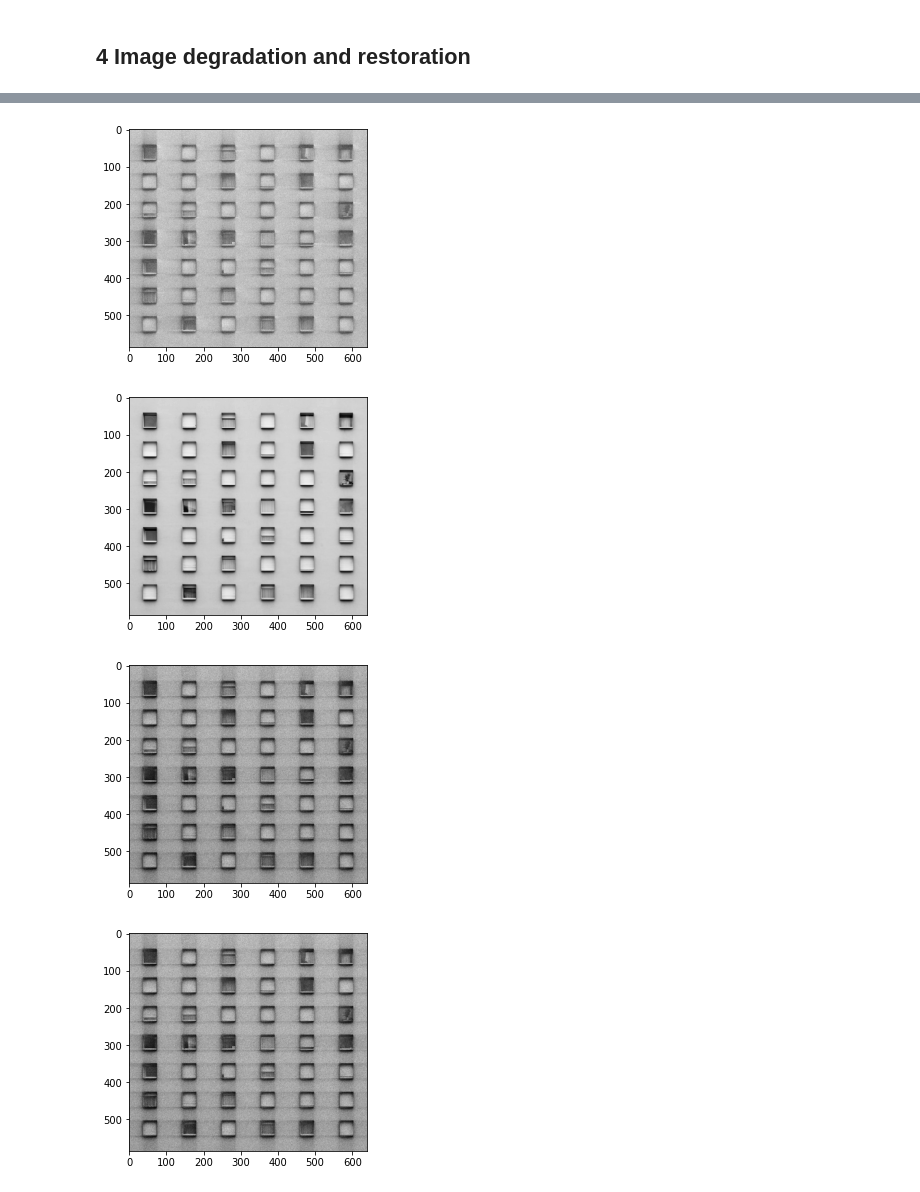
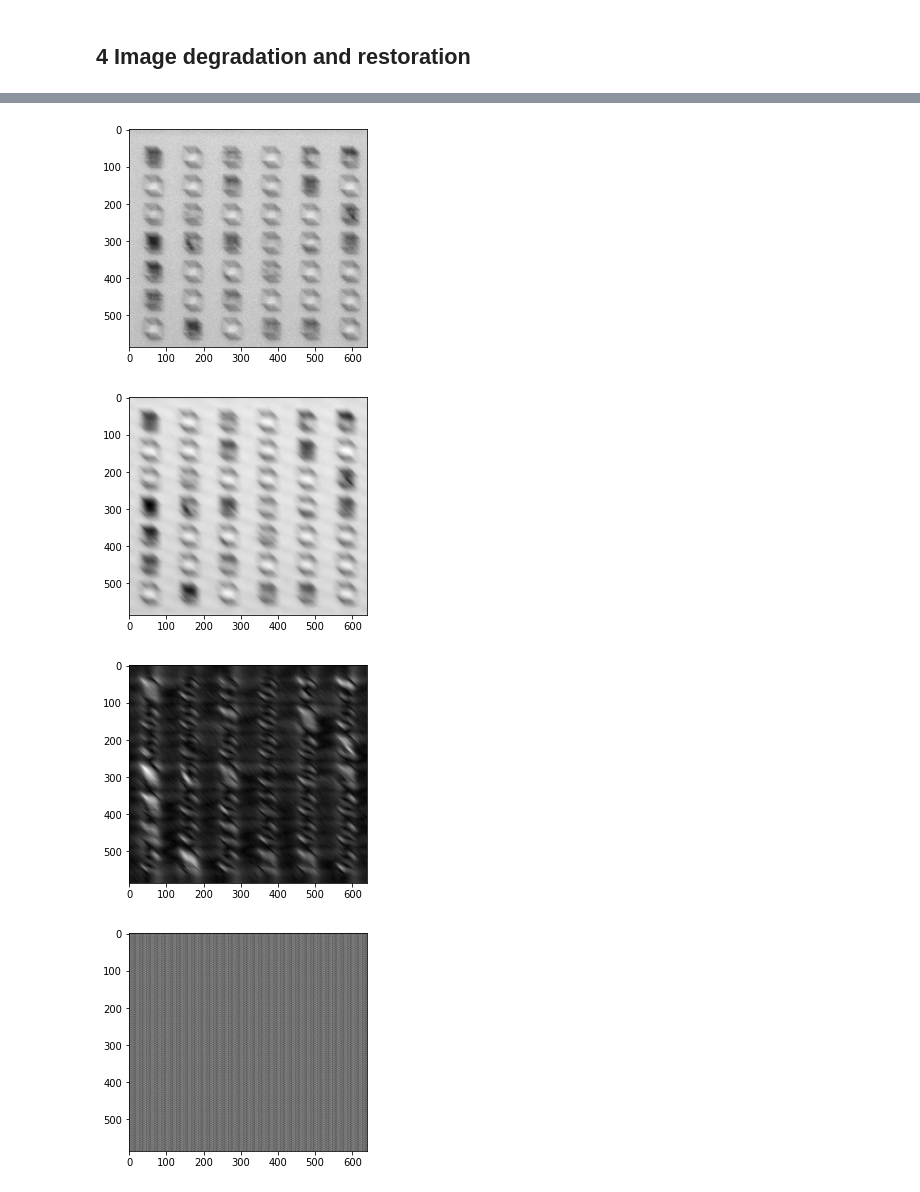
Before and after one commit to K-San-official/IIVP, a Jupyter notebook: lab5/lab5_solutions.ipynb, the cells around one changed output, grey strips where cells are left out. Cells and saved outputs as stored; diff of their text form; code cells hidden in the pictures.

```diff
--- a/lab5/lab5_solutions.ipynb
+++ b/lab5/lab5_solutions.ipynb
@@ -158,17 +158,17 @@ n2, n1 = x.shape
 u = 2*u/n2
 v = 2*v/n1
 
-F = np.fft.fft2(x)
+F = np.fft.fftshift(np.fft.fft2(x))
 
-a = 0.1
-b = 0.1
+a = 10
+b = 10
 
 #Blurring function.
 H = np.sinc((u*a + v*b)) * np.exp(-1j*np.pi*(u*a + v*b))
 G = F * H
 
 # Motion Blurred Image.
-g = np.fft.ifft2(G)
+g = np.fft.ifft2(np.fft.ifftshift(G))
 plt.imshow(np.abs(g), cmap= 'gray')
 plt.show()
 
@@ -217,4 +217,4 @@ plt.show()
-[figure, old version]
+[figure, new version]
-[figure, old version]
+[figure, new version]
-[figure, old version]
+[figure, new version]
-[figure, old version]
+[figure, new version]
```
Also changed, not shown: parts of 1 cell of this notebook, 2 other files.
